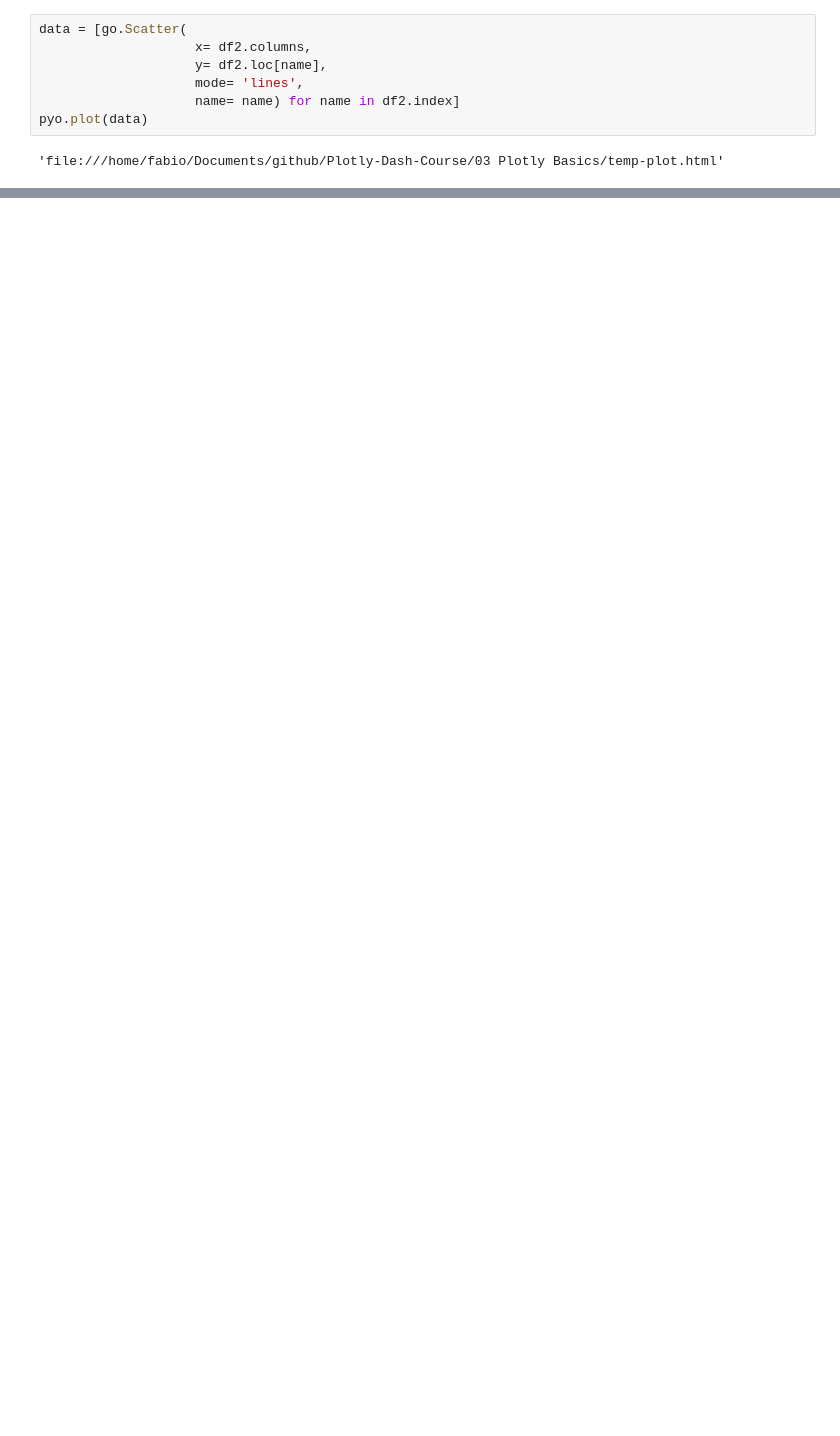
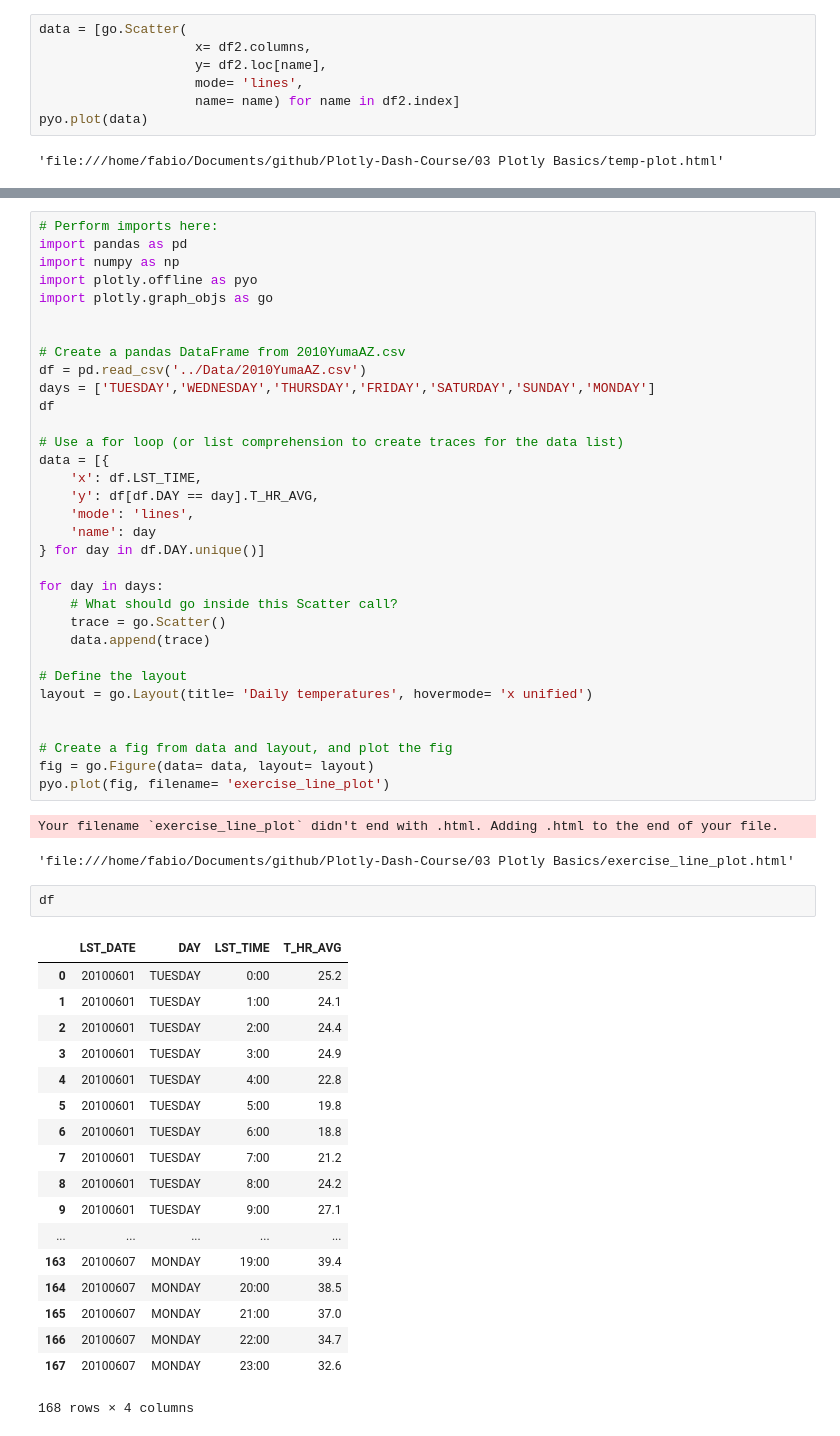
Before and after one commit to fabiodemo/Plotly-Dash-Course, a Jupyter notebook: 03 Plotly Basics/Plotly.ipynb, the cells around one changed output, grey strips where cells are left out. Cells and saved outputs as stored; diff of their text form; blank space fills up the shorter version.

```diff
--- a/03 Plotly Basics/Plotly.ipynb
+++ b/03 Plotly Basics/Plotly.ipynb
@@ -109,0 +114,57 @@ pyo.plot(data)
+# %%
+# Perform imports here:
+import pandas as pd
+import numpy as np
+import plotly.offline as pyo
+import plotly.graph_objs as go
+
+
+# Create a pandas DataFrame from 2010YumaAZ.csv
+df = pd.read_csv('../Data/2010YumaAZ.csv')
+days = ['TUESDAY','WEDNESDAY','THURSDAY','FRIDAY','SATURDAY','SUNDAY','MONDAY']
+df
+
+# Use a for loop (or list comprehension to create traces for the data list)
+data = [{
+    'x': df.LST_TIME,
+    'y': df[df.DAY == day].T_HR_AVG,
+    'mode': 'lines',
+    'name': day
+} for day in df.DAY.unique()]
+
+for day in days:
+    # What should go inside this Scatter call?
+    trace = go.Scatter()
+    data.append(trace)
+
+# Define the layout
+layout = go.Layout(title= 'Daily temperatures', hovermode= 'x unified')
+
+
+# Create a fig from data and layout, and plot the fig
+fig = go.Figure(data= data, layout= layout)
+pyo.plot(fig, filename= 'exercise_line_plot')
+# %% [output]
+Your filename `exercise_line_plot` didn't end with .html. Adding .html to the end of your file.
+'file:///home/fabio/Documents/github/Plotly-Dash-Course/03 Plotly Basics/exercise_line_plot.html'
+# %%
+df
+# %% [output]
+|  | LST_DATE | DAY | LST_TIME | T_HR_AVG |
+| 0 | 20100601 | TUESDAY | 0:00 | 25.2 |
+| 1 | 20100601 | TUESDAY | 1:00 | 24.1 |
+| 2 | 20100601 | TUESDAY | 2:00 | 24.4 |
+| 3 | 20100601 | TUESDAY | 3:00 | 24.9 |
+| 4 | 20100601 | TUESDAY | 4:00 | 22.8 |
+| 5 | 20100601 | TUESDAY | 5:00 | 19.8 |
+| 6 | 20100601 | TUESDAY | 6:00 | 18.8 |
+| 7 | 20100601 | TUESDAY | 7:00 | 21.2 |
+| 8 | 20100601 | TUESDAY | 8:00 | 24.2 |
+| 9 | 20100601 | TUESDAY | 9:00 | 27.1 |
+| ... | ... | ... | ... | ... |
+| 163 | 20100607 | MONDAY | 19:00 | 39.4 |
+| 164 | 20100607 | MONDAY | 20:00 | 38.5 |
+| 165 | 20100607 | MONDAY | 21:00 | 37.0 |
+| 166 | 20100607 | MONDAY | 22:00 | 34.7 |
+| 167 | 20100607 | MONDAY | 23:00 | 32.6 |
+168 rows × 4 columns
```
Also changed, not shown: parts of 12 cells of this notebook, 6 other files.
